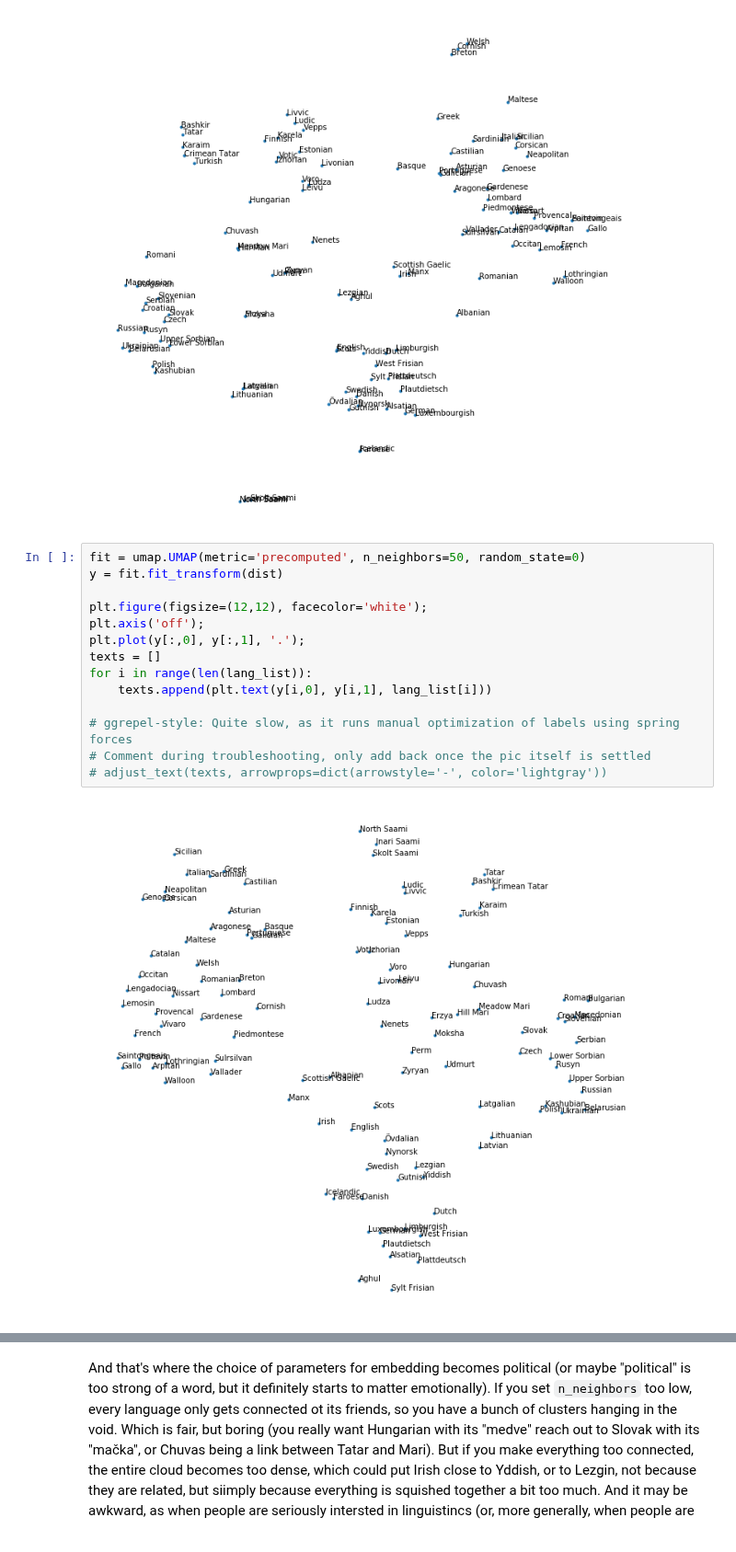
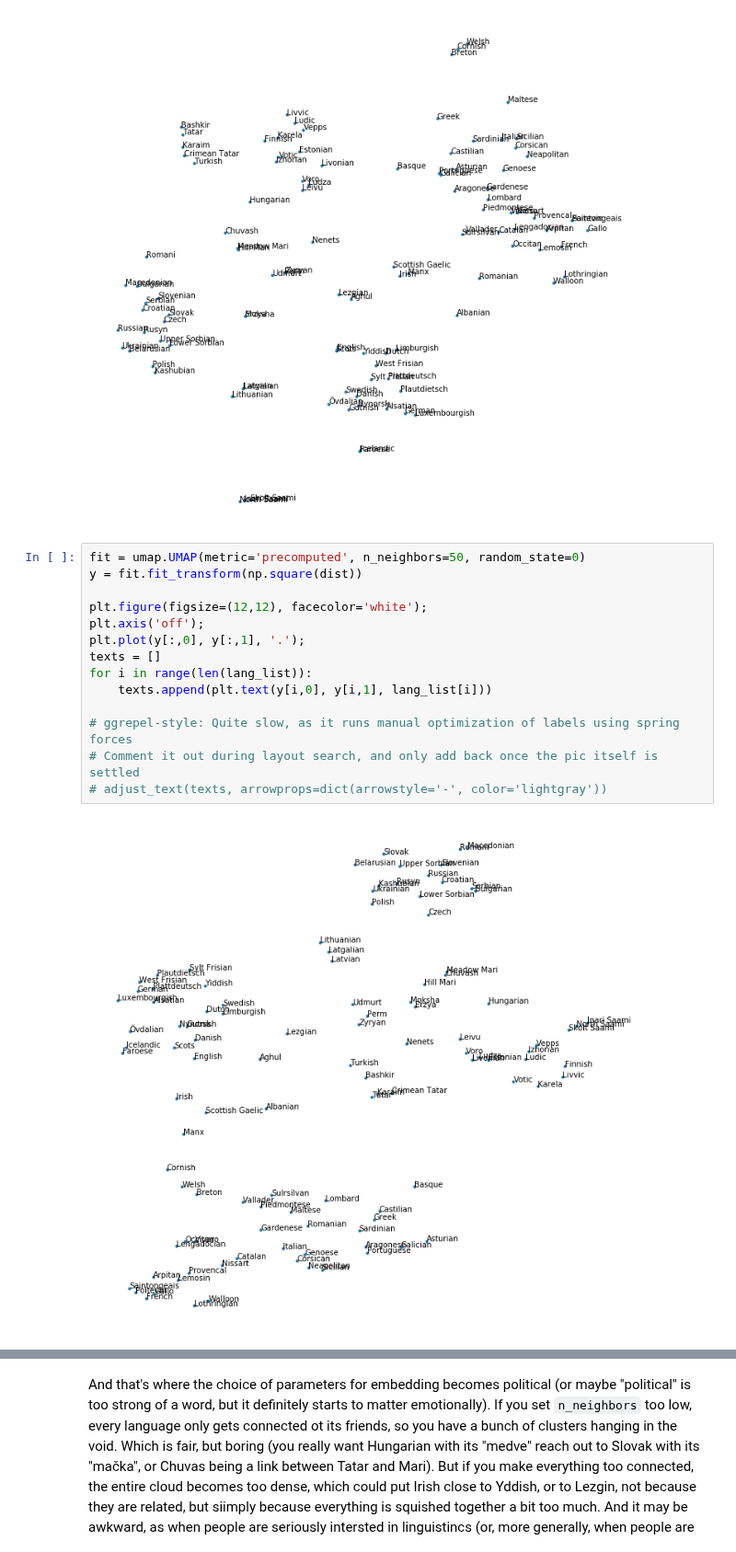
Before and after one commit to khakhalin/Sketches, a Jupyter notebook: text_games/lang_cloud.ipynb, the cells around one changed output, grey strips where cells are left out. Shown at 92% size. Saved outputs shown, nothing was run; the diff lists cells and outputs as text.

```diff
--- a/text_games/lang_cloud.ipynb
+++ b/text_games/lang_cloud.ipynb
@@ -225,20 +225,20 @@ for i in range(len(lang_list)):
 [figure]
 # %%
 fit = umap.UMAP(metric='precomputed', n_neighbors=50, random_state=0)
-y = fit.fit_transform(dist)
+y = fit.fit_transform(np.square(dist))
 
 plt.figure(figsize=(12,12), facecolor='white');
 plt.axis('off');
 plt.plot(y[:,0], y[:,1], '.');
 texts = []
 for i in range(len(lang_list)):
     texts.append(plt.text(y[i,0], y[i,1], lang_list[i]))
 
 # ggrepel-style: Quite slow, as it runs manual optimization of labels using spring forces
-# Comment during troubleshooting, only add back once the pic itself is settled
+# Comment it out during layout search, and only add back once the pic itself is settled
 # adjust_text(texts, arrowprops=dict(arrowstyle='-', color='lightgray'))
 # %% [output]
-[figure, old version]
+[figure, new version]
 # %%
 # Pick one word and plot it
 plt.figure(figsize=(12,12), facecolor='white');
```
Also changed, not shown: parts of 4 cells of this notebook.
